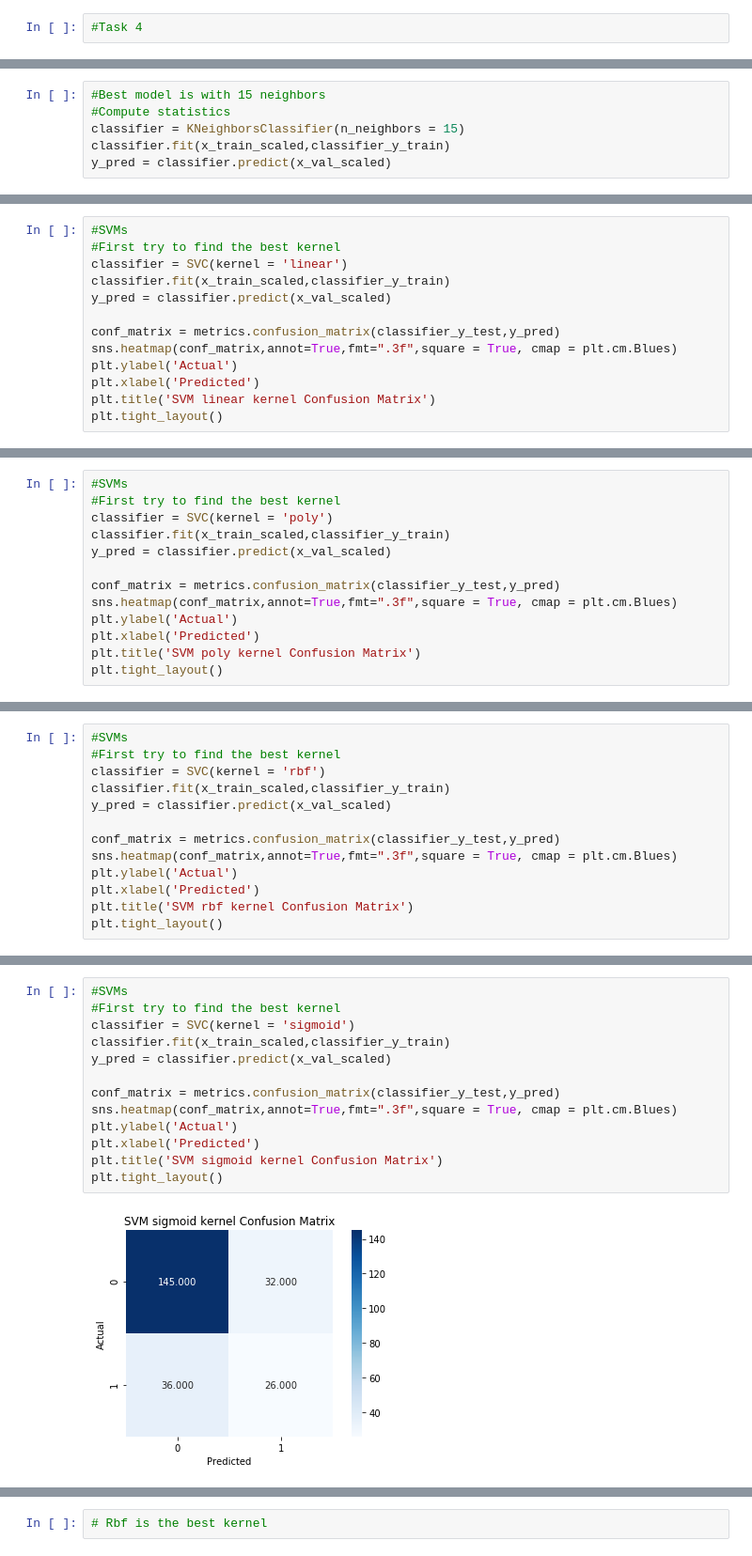
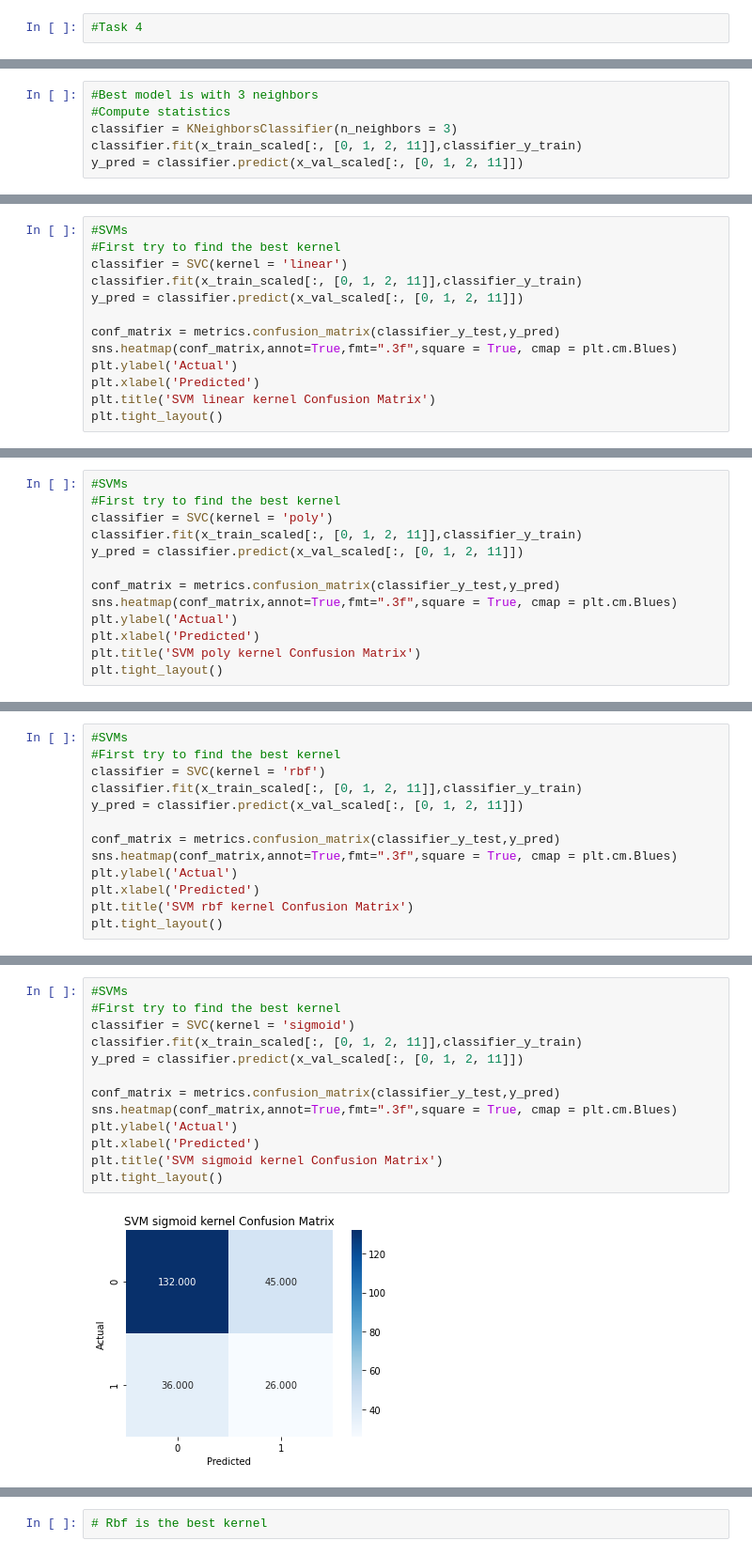
Before and after one commit to furqaanali/Election-Demographics-Modeling, a Jupyter notebook: project_02.ipynb, the cells around one changed output, grey strips where cells are left out. Shown at 94% size. Drawn from its saved outputs; the diff is of its cells as text.

```diff
--- a/project_02.ipynb
+++ b/project_02.ipynb
@@ -320,9 +311,9 @@ print(myN)
 # %%
-#Best model is with 15 neighbors
+#Best model is with 3 neighbors
 #Compute statistics
-classifier = KNeighborsClassifier(n_neighbors = 15)
-classifier.fit(x_train_scaled,classifier_y_train)
-y_pred = classifier.predict(x_val_scaled)
+classifier = KNeighborsClassifier(n_neighbors = 3)
+classifier.fit(x_train_scaled[:, [0, 1, 2, 11]],classifier_y_train)
+y_pred = classifier.predict(x_val_scaled[:, [0, 1, 2, 11]])
 # %%
 conf_matrix = metrics.confusion_matrix(classifier_y_test,y_pred)
 sns.heatmap(conf_matrix,annot=True,fmt=".3f",square = True, cmap = plt.cm.Blues)
@@ -345,8 +336,8 @@ print([accuracy,error,precision,recall,F1_score])
 #SVMs
 #First try to find the best kernel
 classifier = SVC(kernel = 'linear')
-classifier.fit(x_train_scaled,classifier_y_train)
-y_pred = classifier.predict(x_val_scaled)
+classifier.fit(x_train_scaled[:, [0, 1, 2, 11]],classifier_y_train)
+y_pred = classifier.predict(x_val_scaled[:, [0, 1, 2, 11]])
 
 conf_matrix = metrics.confusion_matrix(classifier_y_test,y_pred)
 sns.heatmap(conf_matrix,annot=True,fmt=".3f",square = True, cmap = plt.cm.Blues)
@@ -369,8 +360,8 @@ print([accuracy,error,precision,recall,F1_score])
 #SVMs
 #First try to find the best kernel
 classifier = SVC(kernel = 'poly')
-classifier.fit(x_train_scaled,classifier_y_train)
-y_pred = classifier.predict(x_val_scaled)
+classifier.fit(x_train_scaled[:, [0, 1, 2, 11]],classifier_y_train)
+y_pred = classifier.predict(x_val_scaled[:, [0, 1, 2, 11]])
 
 conf_matrix = metrics.confusion_matrix(classifier_y_test,y_pred)
 sns.heatmap(conf_matrix,annot=True,fmt=".3f",square = True, cmap = plt.cm.Blues)
@@ -393,8 +384,8 @@ print([accuracy,error,precision,recall,F1_score])
 #SVMs
 #First try to find the best kernel
 classifier = SVC(kernel = 'rbf')
-classifier.fit(x_train_scaled,classifier_y_train)
-y_pred = classifier.predict(x_val_scaled)
+classifier.fit(x_train_scaled[:, [0, 1, 2, 11]],classifier_y_train)
+y_pred = classifier.predict(x_val_scaled[:, [0, 1, 2, 11]])
 
 conf_matrix = metrics.confusion_matrix(classifier_y_test,y_pred)
 sns.heatmap(conf_matrix,annot=True,fmt=".3f",square = True, cmap = plt.cm.Blues)
@@ -416,18 +407,18 @@ print([accuracy,error,precision,recall,F1_score])
 # %%
 #SVMs
 #First try to find the best kernel
 classifier = SVC(kernel = 'sigmoid')
-classifier.fit(x_train_scaled,classifier_y_train)
-y_pred = classifier.predict(x_val_scaled)
+classifier.fit(x_train_scaled[:, [0, 1, 2, 11]],classifier_y_train)
+y_pred = classifier.predict(x_val_scaled[:, [0, 1, 2, 11]])
 
 conf_matrix = metrics.confusion_matrix(classifier_y_test,y_pred)
 sns.heatmap(conf_matrix,annot=True,fmt=".3f",square = True, cmap = plt.cm.Blues)
 plt.ylabel('Actual')
 plt.xlabel('Predicted')
 plt.title('SVM sigmoid kernel Confusion Matrix')
 plt.tight_layout()
 # %% [output]
-[figure, old version]
+[figure, new version]
 # %%
 accuracy = metrics.accuracy_score(classifier_y_test,y_pred)
 error = 1 - accuracy
```
Also changed, not shown: parts of 51 cells of this notebook.
